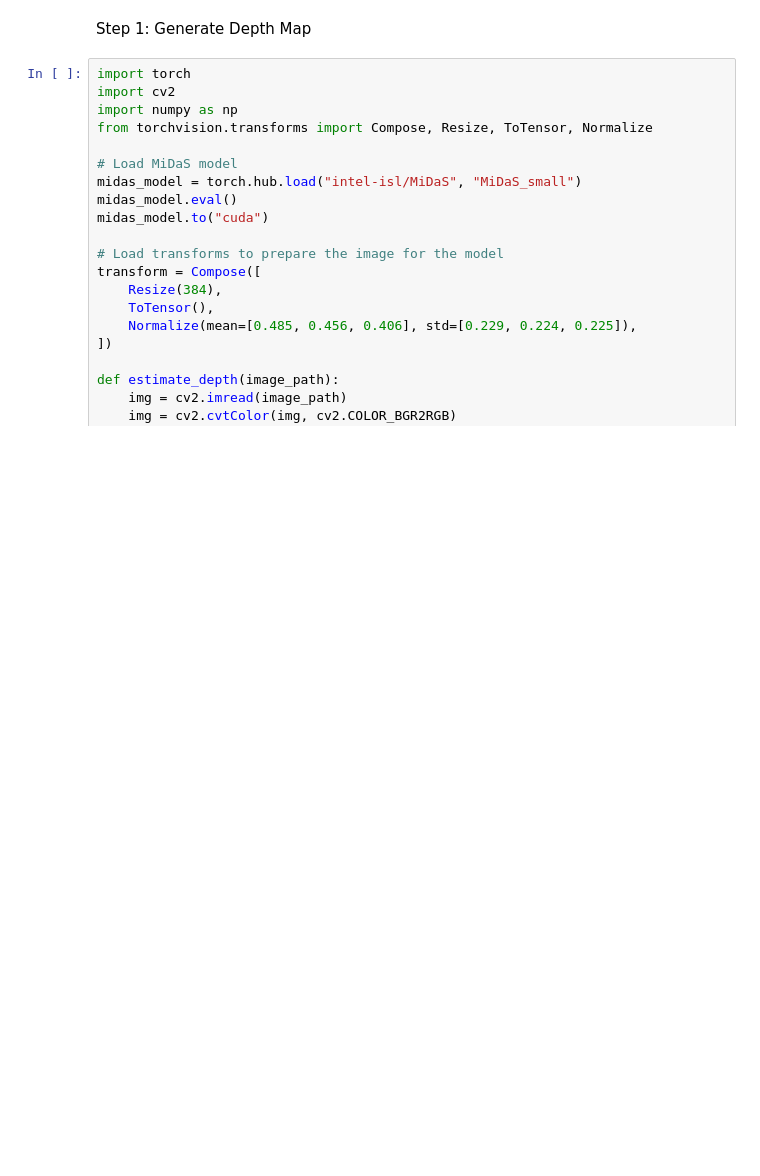
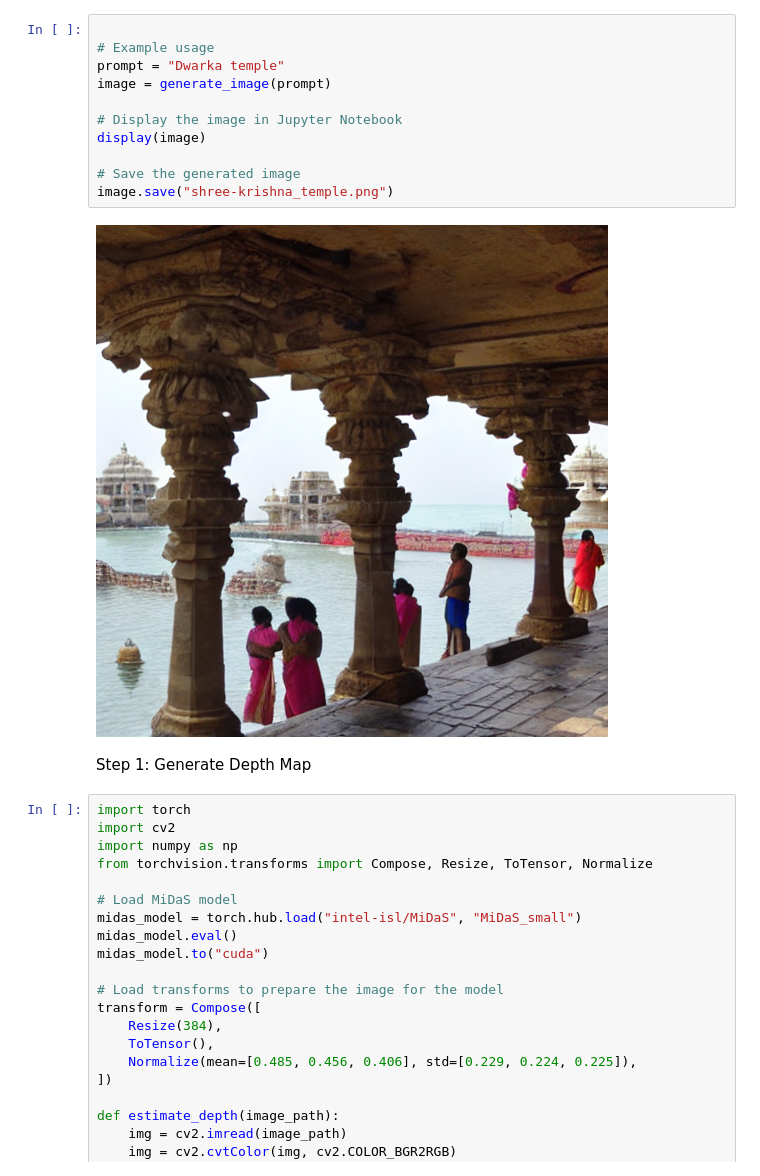
Before and after one commit to NandithaSHadligere/CulturalHeritage, a Jupyter notebook: HeritageAI.ipynb, the cells around one changed output. Drawn from its saved outputs; the diff is of its cells as text; blank space fills up the shorter version.

```diff
--- a/HeritageAI.ipynb
+++ b/HeritageAI.ipynb
@@ -33,3 +39,16 @@ image.save("sun_temple.png")
+# %%
+
+# Example usage
+prompt = "Dwarka temple"
+image = generate_image(prompt)
+
+# Display the image in Jupyter Notebook
+display(image)
+
+# Save the generated image
+image.save("shree-krishna_temple.png")
+# %% [output]
+[figure, added]
 # %% [markdown]
 Step 1: Generate Depth Map
 # %%
```
Also changed, not shown: parts of 1 cell of this notebook.
